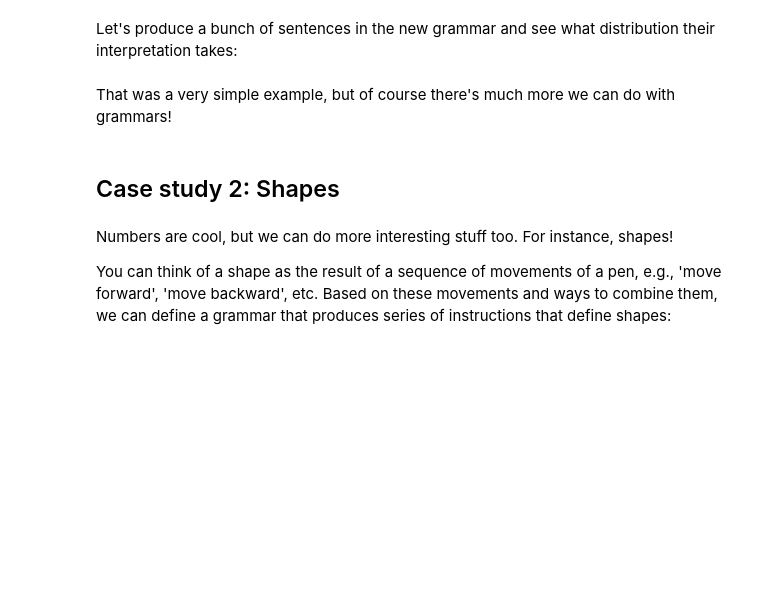
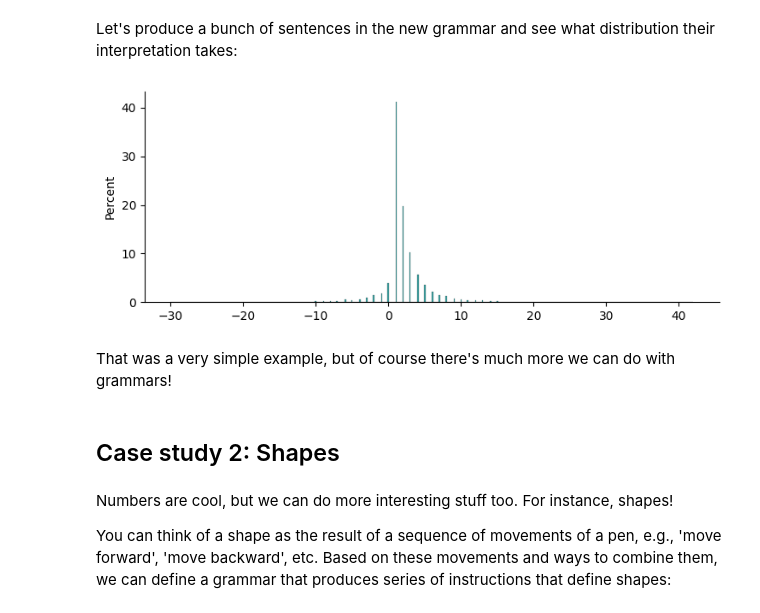
Before and after one commit to robbie-manolache/arc-course, a Jupyter notebook: labs/lab1.ipynb, the cells around one changed output. Cells and saved outputs as stored; diff of their text form; code cells hidden in the pictures; blank space fills up the shorter version.

```diff
--- a/labs/lab1.ipynb
+++ b/labs/lab1.ipynb
@@ -272,8 +293,14 @@ numbers = [
 # %%
 sns.displot(
     numbers,
-    stat='percent'
+    stat='percent',
+    color='teal',
+    height=3,
+    aspect=2.5,
 )
+plt.show()
+# %% [output]
+[figure, added]
 # %% [markdown]
 That was a very simple example, but of course there's much more we can do with grammars!
 # %% [markdown]
```
Also changed, not shown: parts of 38 cells of this notebook.
